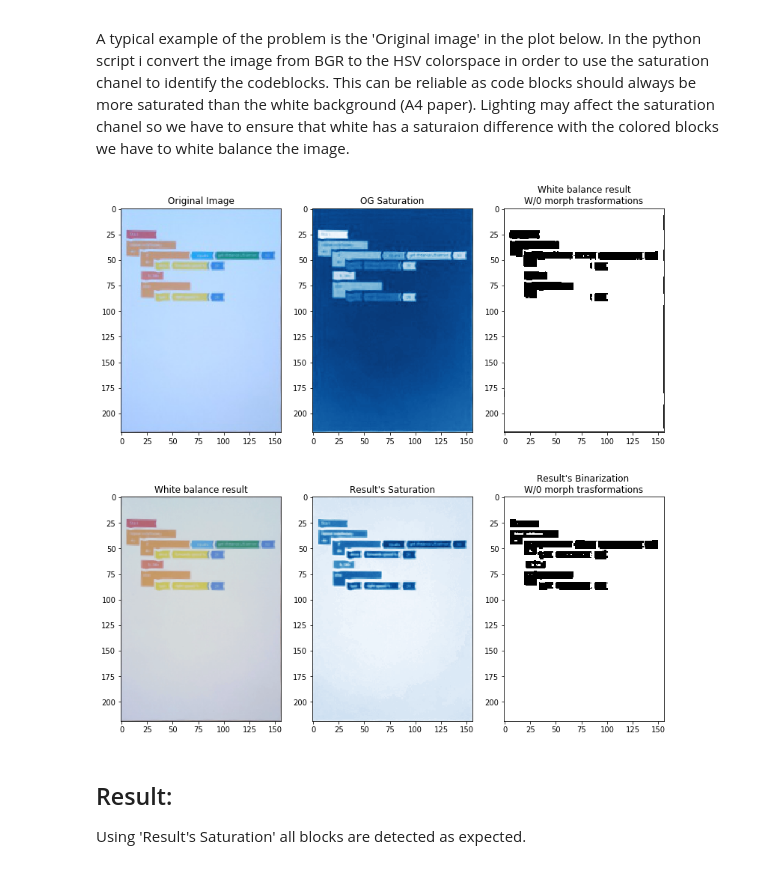
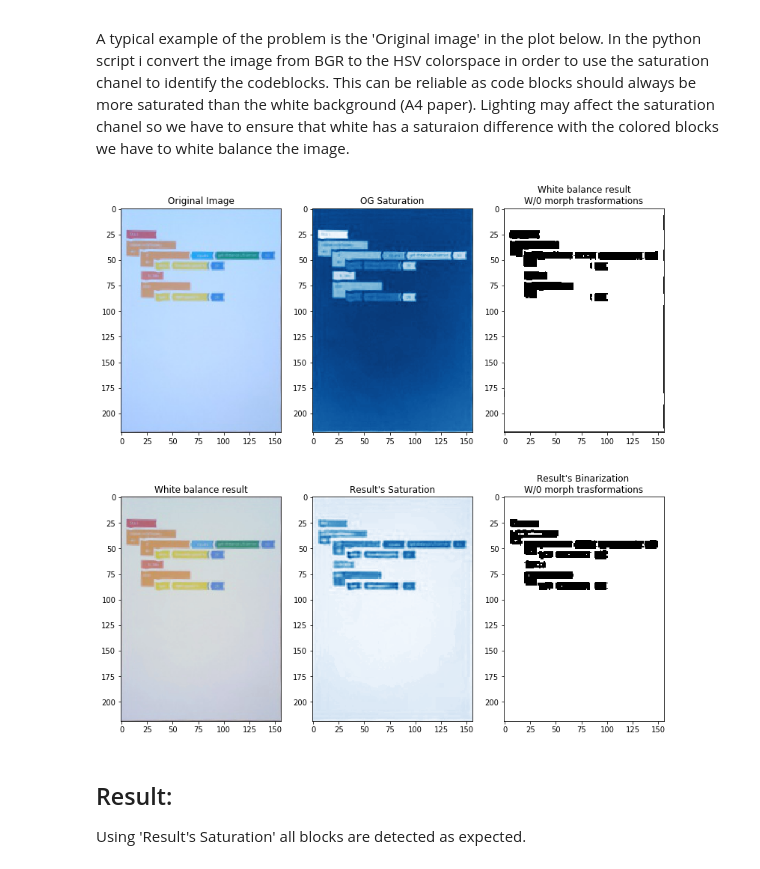
Before and after one commit to VasilisPoulos/tangibles-recognition, a Jupyter notebook: experimentation notebooks/contrast.ipynb, the cells around one changed output. Drawn from its saved outputs; the diff is of its cells as text; code cells hidden in the pictures.

Commit message:
update readme, notebooks

```diff
--- a/experimentation notebooks/contrast.ipynb
+++ b/experimentation notebooks/contrast.ipynb
@@ -17,48 +17,48 @@ def white_balance(img):
     return result
 
 
-image = cv.imread('balancing.jpg')
+image = cv.imread('notebook_images/balancing.jpg')
 
 # Original image
 _, s_before, _ = cv.split(image)
 ret3, th_s_before = cv.threshold(s_before, 0, 255, cv.THRESH_BINARY+cv.THRESH_OTSU)
 
 # White balanced
-result = white_balance(warped)
+result = white_balance(image)
 hsv = cv.cvtColor(result, cv.COLOR_BGR2HSV)
 h,s,v = cv.split(hsv)
 ret3, th_saturation = cv.threshold(s, 0, 255, cv.THRESH_BINARY+cv.THRESH_OTSU)
 th_saturation = np.invert(th_saturation)
 
 # Plotting...
 plt.figure(figsize=(13,13))
 ax1 = plt.subplot(231)
 ax1.title.set_text('Original Image')
 ax1.imshow(cv.cvtColor(image, cv.COLOR_BGR2RGB))
 
 ax2 = plt.subplot(232)
 ax2.title.set_text('OG Saturation')
 ax2.imshow(s_before, cmap='Blues')
 
 ax3 = plt.subplot(233)
 ax3.title.set_text('White balance result\nW/0 morph trasformations')
 ax3.imshow(th_s_before, cmap='gray')
 
 ax4 = plt.subplot(234)
 ax4.title.set_text('White balance result')
 ax4.imshow(cv.cvtColor(result, cv.COLOR_BGR2RGB))
 
 ax5 = plt.subplot(235)
 ax5.title.set_text('Result\'s Saturation')
 ax5.imshow(s, cmap='Blues')
 
 ax6 = plt.subplot(236)
 ax6.title.set_text('Result\'s Binarization \nW/0 morph trasformations')
 ax6.imshow(th_saturation, cmap='gray')
 
 plt.show()
 # %% [output]
-[figure, old version]
+[figure, new version]
 # %% [markdown]
 ## Result:
 Using 'Result's Saturation' all blocks are detected as expected.
```
Also changed, not shown: 6 other files.
